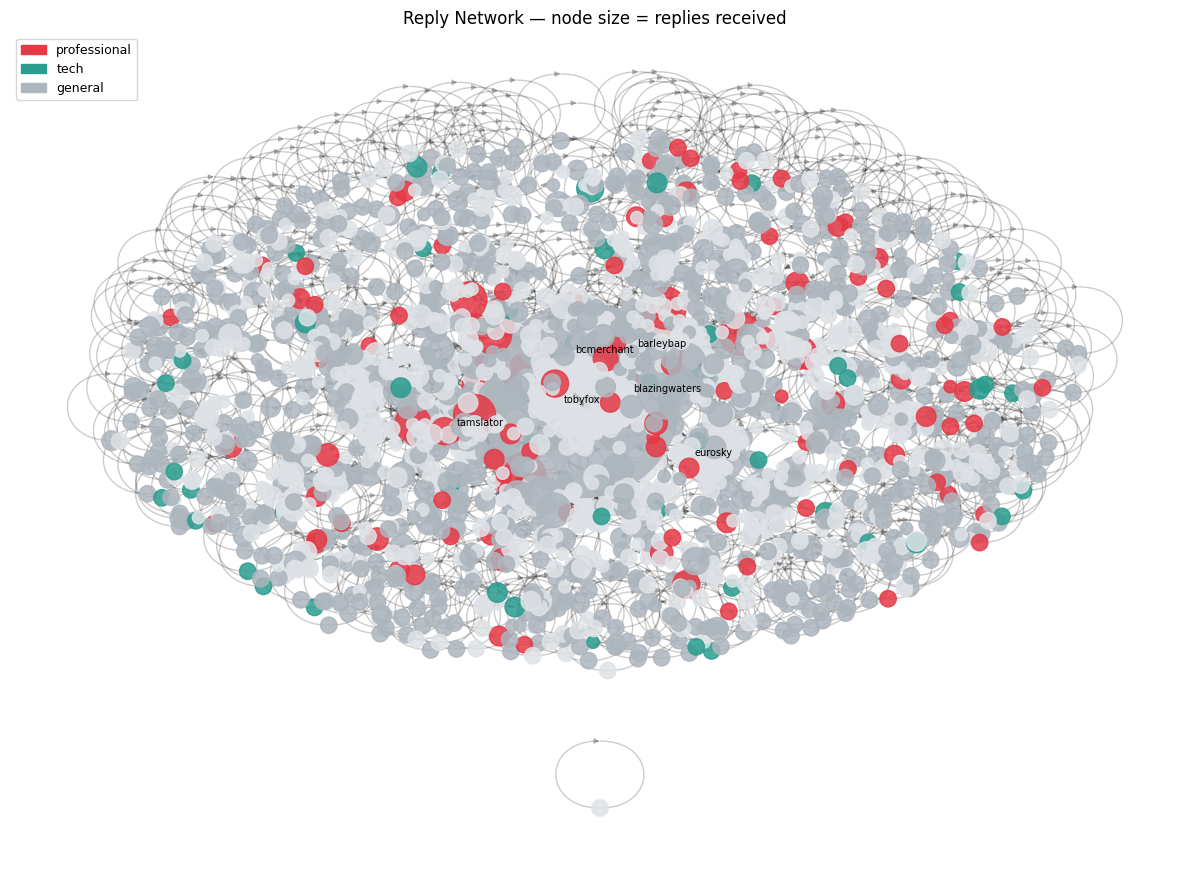
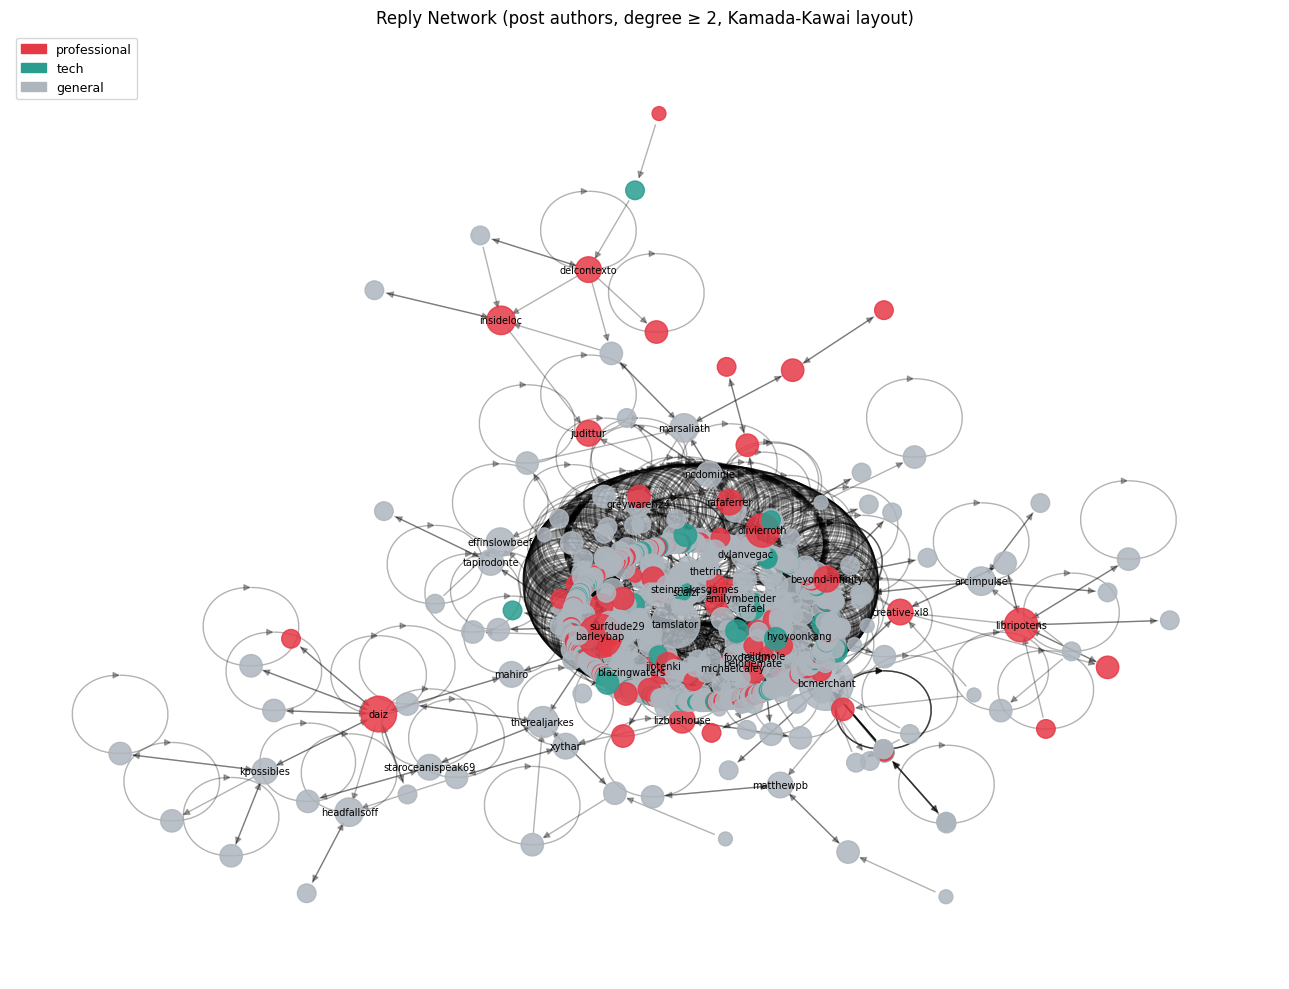
The change to this notebook cell's code, shown as a diff; its figure went from the first image to the second:
--- before
+++ after
@@ -1,3 +1,3 @@
-# Reply network colored by user type
+# Reply network — filter to post authors only, min degree >= 2
 color_map = {
     'professional': '#e63946',
@@ -7,19 +7,29 @@
 }
 
-pos = nx.spring_layout(G_reply, seed=42, k=0.6)
-node_colors = [color_map.get(user_type_map.get(n, 'unknown'), '#dee2e6') for n in G_reply.nodes()]
-node_sizes  = [80 + in_degree_reply.get(n, 0) * 60 for n in G_reply.nodes()]
+# Keep only nodes that are post authors with at least 2 connections
+post_authors = set(df['handle'])
+nodes_to_keep = [n for n in G_reply.nodes()
+                 if n in post_authors and G_reply.degree(n) >= 2]
+G_reply_filtered = G_reply.subgraph(nodes_to_keep).copy()
 
-fig, ax = plt.subplots(figsize=(12, 9))
-nx.draw_networkx_nodes(G_reply, pos, node_color=node_colors, node_size=node_sizes, alpha=0.85, ax=ax)
-nx.draw_networkx_edges(G_reply, pos, alpha=0.2, arrows=True, arrowsize=8, ax=ax)
+print(f"Reply network after filtering: {G_reply_filtered.number_of_nodes()} nodes, {G_reply_filtered.number_of_edges()} edges")
 
-top_handles = {h for h, _ in top_reply[:6]}
-labels = {n: n.split('.')[0] for n in G_reply.nodes() if n in top_handles}
-nx.draw_networkx_labels(G_reply, pos, labels=labels, font_size=7, ax=ax)
+pos = nx.kamada_kawai_layout(G_reply_filtered)
+in_deg = dict(G_reply_filtered.in_degree())
+node_colors = [color_map.get(user_type_map.get(n, 'unknown'), '#dee2e6') for n in G_reply_filtered.nodes()]
+node_sizes  = [100 + in_deg.get(n, 0) * 80 for n in G_reply_filtered.nodes()]
+
+fig, ax = plt.subplots(figsize=(13, 10))
+nx.draw_networkx_nodes(G_reply_filtered, pos, node_color=node_colors, node_size=node_sizes, alpha=0.85, ax=ax)
+nx.draw_networkx_edges(G_reply_filtered, pos, alpha=0.3, arrows=True, arrowsize=10, ax=ax)
+
+# Label nodes with degree >= 3
+top_handles = {n for n in G_reply_filtered.nodes() if in_deg.get(n, 0) >= 3}
+labels = {n: n.split('.')[0] for n in top_handles}
+nx.draw_networkx_labels(G_reply_filtered, pos, labels=labels, font_size=7, ax=ax)
 
 legend_patches = [Patch(color=c, label=t) for t, c in color_map.items() if t != 'unknown']
 ax.legend(handles=legend_patches, loc='upper left', fontsize=9)
-ax.set_title("Reply Network — node size = replies received", fontsize=12)
+ax.set_title("Reply Network (post authors, degree ≥ 2, Kamada-Kawai layout)", fontsize=12)
 ax.axis('off')
 plt.tight_layout()

Commit: updated community visualizations